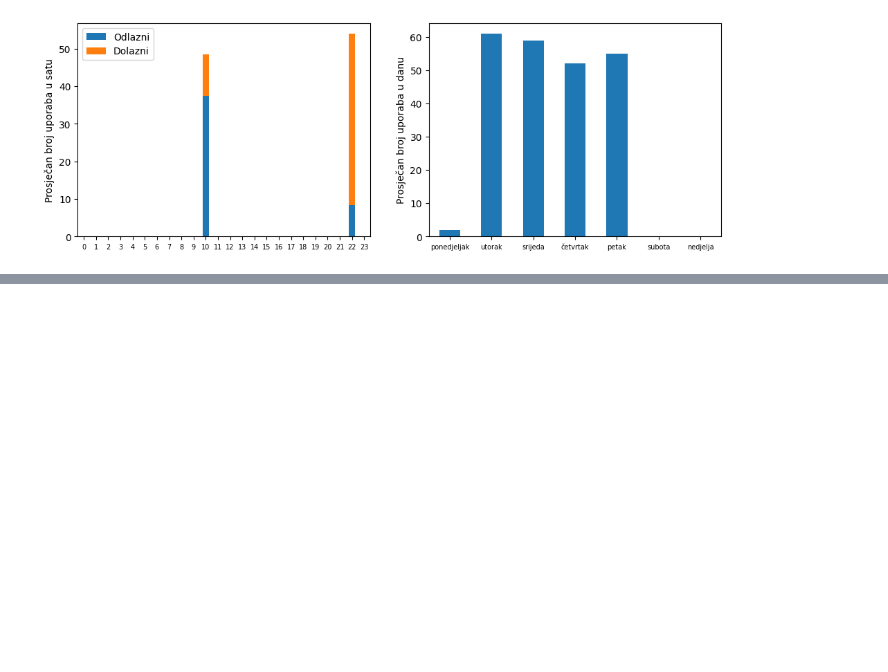
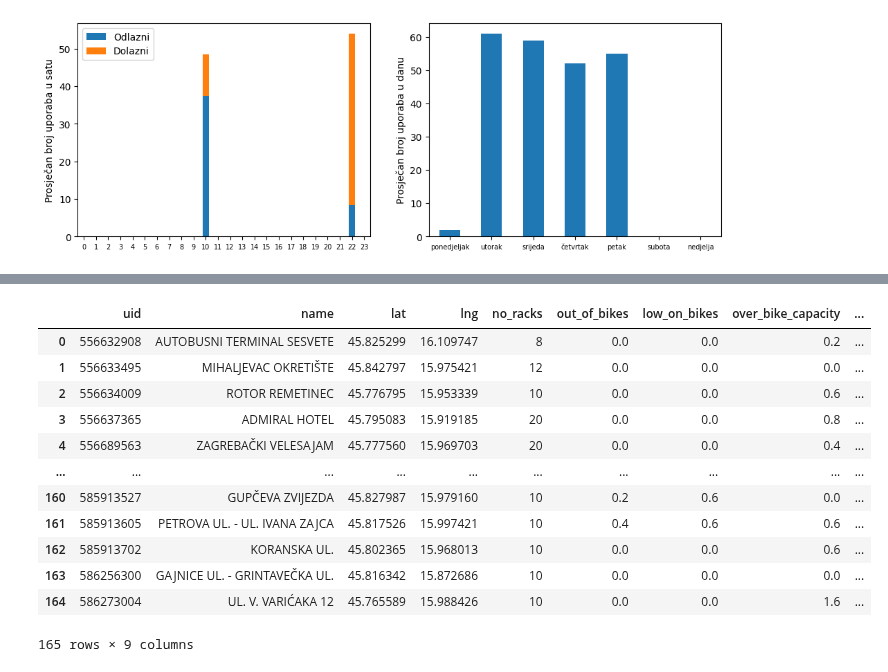
Before and after one commit to Mkranj/BajsBoard, a Jupyter notebook: notebooks/analyse_stations.ipynb, the cells around one changed output, grey strips where cells are left out. Cells and saved outputs as stored; diff of their text form; code cells hidden in the pictures; blank space fills up the shorter version.

```diff
--- a/notebooks/analyse_stations.ipynb
+++ b/notebooks/analyse_stations.ipynb
@@ -581,0 +605,14 @@ m
+# %%
+# For each DAY, count no. of each occurence for each station
+df = population_data
+
+df["date"] = df["time"].dt.date
+
+daily = df.groupby(["uid", "date"]).agg({
+    "out_of_bikes": "sum",
+    "low_on_bikes": "sum",
+    "over_bike_capacity": "sum",
+    "greatly_over_bike_capacity": "sum"
+})
+
+daily
@@ -581,0 +679,13 @@ m
+# %%
+# Calculate daily average for each station, with other station info
+
+
+station_population = daily.groupby("uid").agg({
+    "out_of_bikes": "mean",
+    "low_on_bikes": "mean",
+    "over_bike_capacity": "mean",
+    "greatly_over_bike_capacity": "mean"
+}).reset_index()
+
+
+station_population
@@ -581,0 +706,17 @@ m
+# %%
+station_population = pd.merge(locations, station_population)
+station_population
+# %% [output]
+|  | uid | name | lat | lng | no_racks | out_of_bikes | low_on_bikes | over_bike_capacity | ... |
+| 0 | 556632908 | AUTOBUSNI TERMINAL SESVETE | 45.825299 | 16.109747 | 8 | 0.0 | 0.0 | 0.2 | ... |
+| 1 | 556633495 | MIHALJEVAC OKRETIŠTE | 45.842797 | 15.975421 | 12 | 0.0 | 0.0 | 0.0 | ... |
+| 2 | 556634009 | ROTOR REMETINEC | 45.776795 | 15.953339 | 10 | 0.0 | 0.0 | 0.6 | ... |
+| 3 | 556637365 | ADMIRAL HOTEL | 45.795083 | 15.919185 | 20 | 0.0 | 0.0 | 0.8 | ... |
+| 4 | 556689563 | ZAGREBAČKI VELESAJAM | 45.777560 | 15.969703 | 20 | 0.0 | 0.0 | 0.4 | ... |
+| ... | ... | ... | ... | ... | ... | ... | ... | ... | ... |
+| 160 | 585913527 | GUPČEVA ZVIJEZDA | 45.827987 | 15.979160 | 10 | 0.2 | 0.6 | 0.0 | ... |
+| 161 | 585913605 | PETROVA UL. - UL. IVANA ZAJCA | 45.817526 | 15.997421 | 10 | 0.4 | 0.6 | 0.6 | ... |
+| 162 | 585913702 | KORANSKA UL. | 45.802365 | 15.968013 | 10 | 0.0 | 0.0 | 0.6 | ... |
+| 163 | 586256300 | GAJNICE UL. - GRINTAVEČKA UL. | 45.816342 | 15.872686 | 10 | 0.0 | 0.0 | 0.0 | ... |
+| 164 | 586273004 | UL. V. VARIĆAKA 12 | 45.765589 | 15.988426 | 10 | 0.0 | 0.0 | 1.6 | ... |
+165 rows × 9 columns
```
Also changed, not shown: parts of 16 cells of this notebook.
